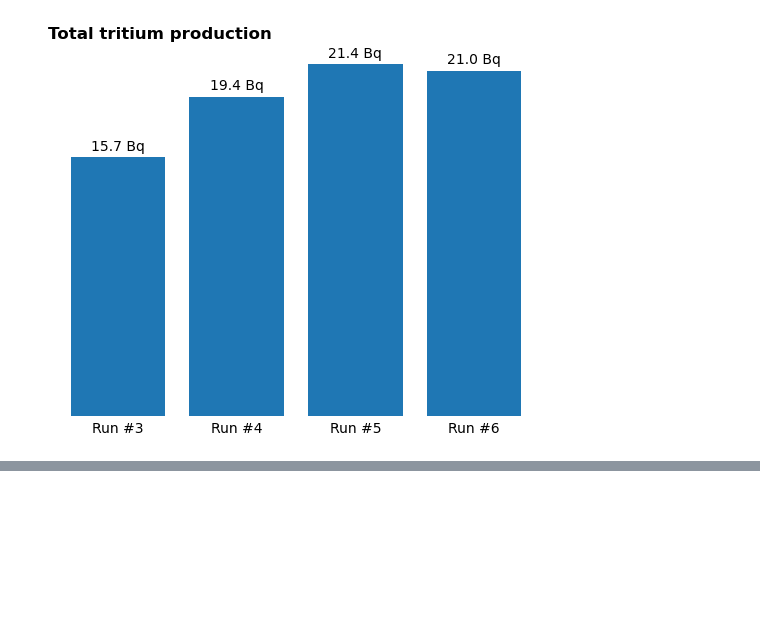
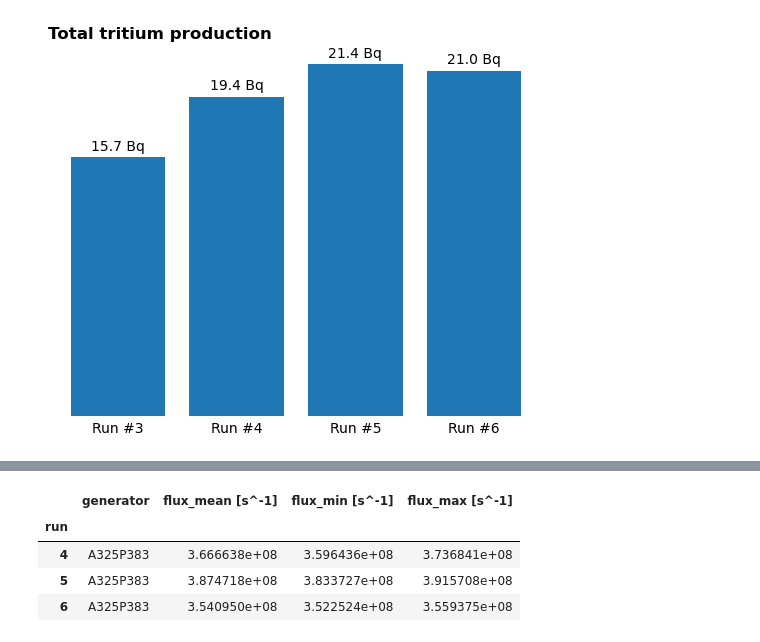
Before and after one commit to LIBRA-project/insights-from-BABY-experiment-paper, a Jupyter notebook: tritium/compare_runs.ipynb, the cells around one changed output, grey strips where cells are left out. Saved outputs shown, nothing was run; the diff lists cells and outputs as text; code cells hidden in the pictures; blank space fills up the shorter version.

```diff
--- a/tritium/compare_runs.ipynb
+++ b/tritium/compare_runs.ipynb
@@ -151,0 +171,11 @@ plt.savefig("total_tritium_production.svg")
+# %%
+# sum all the rows with the same value for the "run" column
+
+df = df.groupby("run").sum()
+df
+# %% [output]
+|  | generator | flux_mean [s^-1] | flux_min [s^-1] | flux_max [s^-1] |
+| run |  |  |  |  |
+| 4 | A325P383 | 3.666638e+08 | 3.596436e+08 | 3.736841e+08 |
+| 5 | A325P383 | 3.874718e+08 | 3.833727e+08 | 3.915708e+08 |
+| 6 | A325P383 | 3.540950e+08 | 3.522524e+08 | 3.559375e+08 |
```
Also changed, not shown: parts of 3 cells of this notebook, 1 other file.
